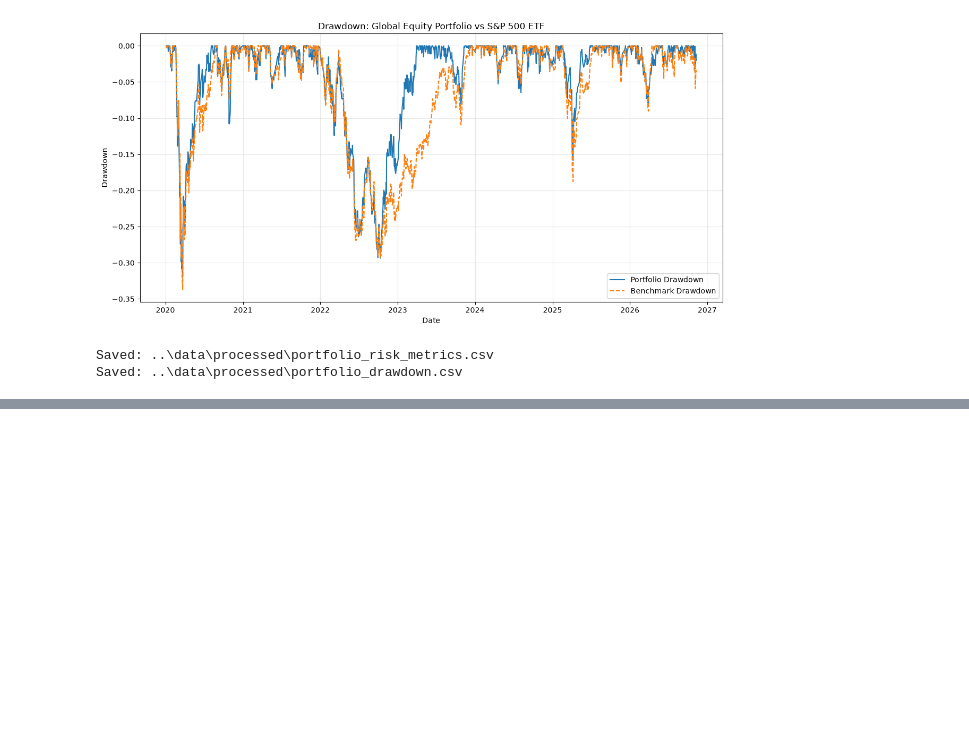
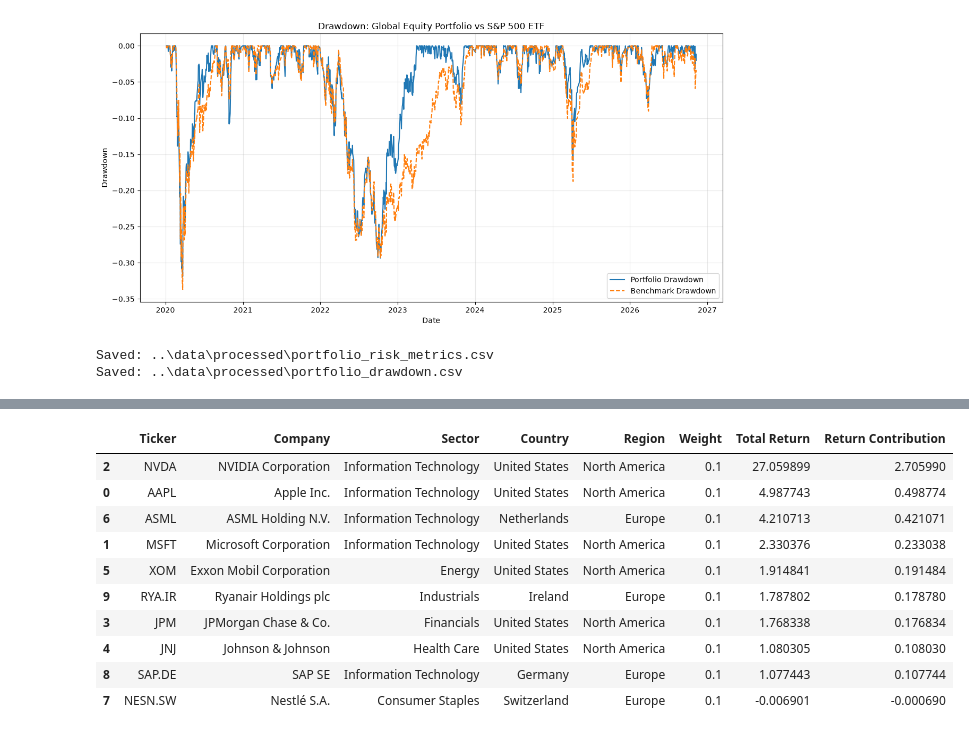
Before and after one commit to Anoyjit/equity-portfolio-intelligence, a Jupyter notebook: notebooks/02_download_market_data.ipynb, the cells around one changed output, grey strips where cells are left out. Saved outputs shown, nothing was run; the diff lists cells and outputs as text; code cells hidden in the pictures; blank space fills up the shorter version.

```diff
--- a/notebooks/02_download_market_data.ipynb
+++ b/notebooks/02_download_market_data.ipynb
@@ -526,0 +601,12 @@ Saved: ..\data\processed\portfolio_drawdown.csv
+# %%
+#Calculate cumulative growth for each security
+cumulative_growth = (1 + daily_returns).cumprod()
+
+#Calculate total return from the first available date
+total_return_by_ticker = cumulative_growth.iloc[-1]-1
+
+#Convert to Dataframe
+total_return_by_ticker = total_return_by_ticker.to_frame(name="Total Return")
+
+#Inspect results
+total_return_by_ticker.sort_values("Total Return", ascending=False)
@@ -526,0 +626,33 @@ Saved: ..\data\processed\portfolio_drawdown.csv
+# %%
+#Merge holdings reference data with total returns
+holding_performance = holdings.merge(
+    total_return_by_ticker,
+    left_on="Ticker",
+    right_index=True,
+    how="left"
+)
+
+#Calculate contribution to portfolio return
+holding_performance["Return Contribution"] = (
+    holding_performance["Weight"] * holding_performance["Total Return"]
+)
+
+#Sort by contribution
+holding_performance = holding_performance.sort_values(
+    "Return Contribution",
+    ascending=False
+)
+
+holding_performance
+# %% [output]
+|  | Ticker | Company | Sector | Country | Region | Weight | Total Return | Return Contribution |
+| 2 | NVDA | NVIDIA Corporation | Information Technology | United States | North America | 0.1 | 27.059899 | 2.705990 |
+| 0 | AAPL | Apple Inc. | Information Technology | United States | North America | 0.1 | 4.987743 | 0.498774 |
+| 6 | ASML | ASML Holding N.V. | Information Technology | Netherlands | Europe | 0.1 | 4.210713 | 0.421071 |
+| 1 | MSFT | Microsoft Corporation | Information Technology | United States | North America | 0.1 | 2.330376 | 0.233038 |
+| 5 | XOM | Exxon Mobil Corporation | Energy | United States | North America | 0.1 | 1.914841 | 0.191484 |
+| 9 | RYA.IR | Ryanair Holdings plc | Industrials | Ireland | Europe | 0.1 | 1.787802 | 0.178780 |
+| 3 | JPM | JPMorgan Chase & Co. | Financials | United States | North America | 0.1 | 1.768338 | 0.176834 |
+| 4 | JNJ | Johnson & Johnson | Health Care | United States | North America | 0.1 | 1.080305 | 0.108030 |
+| 8 | SAP.DE | SAP SE | Information Technology | Germany | Europe | 0.1 | 1.077443 | 0.107744 |
+| 7 | NESN.SW | Nestlé S.A. | Consumer Staples | Switzerland | Europe | 0.1 | -0.006901 | -0.000690 |
```
Also changed, not shown: parts of 9 cells of this notebook, 2 other files.
